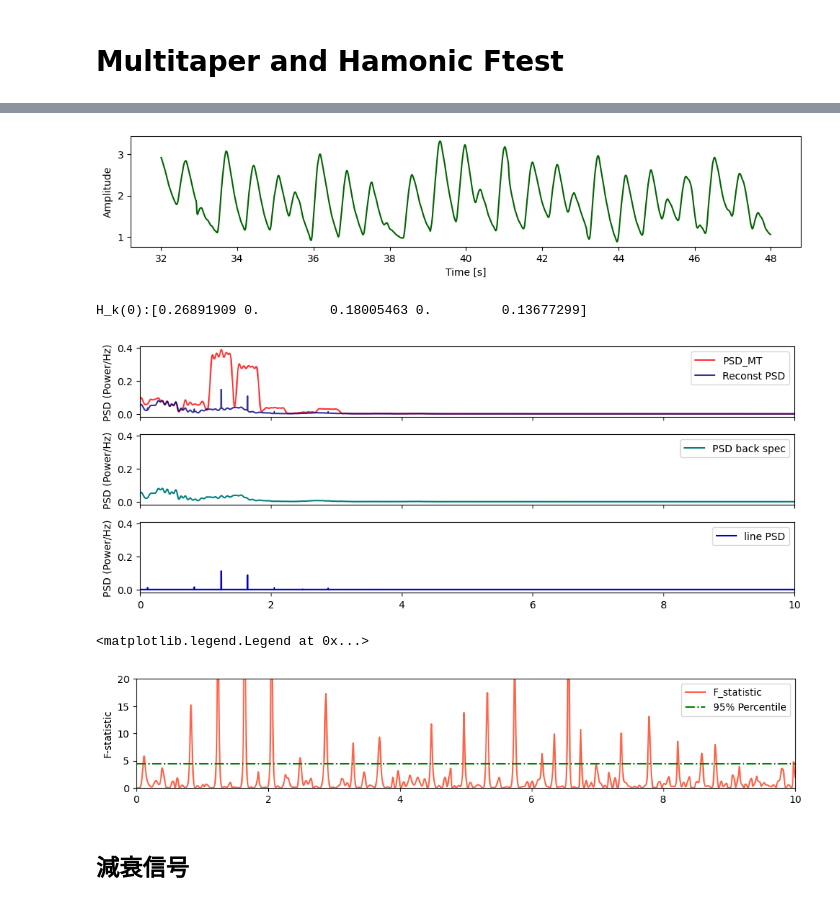
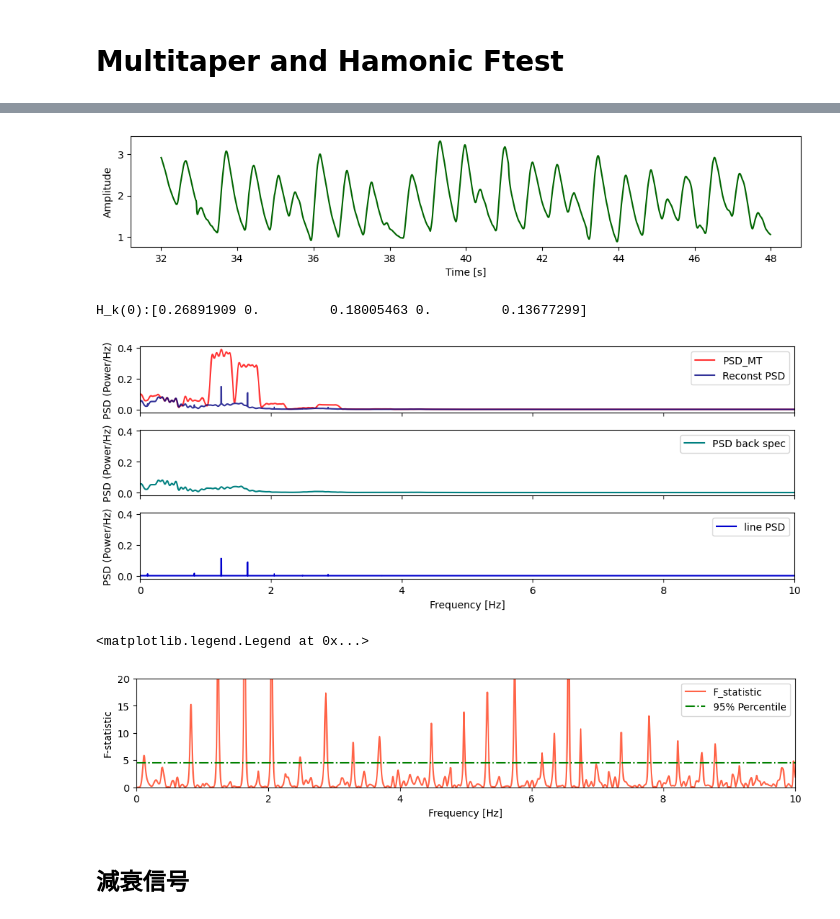
Before and after one commit to Chamusuke/Multitaper_harmonic_Ftest, a Jupyter notebook: python/example.ipynb, the cells around one changed output, grey strips where cells are left out. Saved outputs shown, nothing was run; the diff lists cells and outputs as text; code cells hidden in the pictures.

```diff
--- a/python/example.ipynb
+++ b/python/example.ipynb
@@ -239,35 +243,37 @@ ax.set_xlim(0,10)
 ax.legend()
 
 # ---- プロット (Reconstructed PSD) ----
 ax = axes[1]
 ax.plot(MTSpec.f, MTSpec.re_psd[0, :], '-', label='PSD back spec', alpha=1, c='teal', lw=1.5)
 ax.set_ylabel('PSD (Power/Hz)')
 ax.legend()
 # ---- プロット (Reconstructed PSD) ----
 ax = axes[2]
 ax.plot(MTSpec.f, MTSpec.re_psd[2, :], '-', label='line PSD', alpha=1, c='mediumblue', lw=1.5)
 ax.set_ylabel('PSD (Power/Hz)')
+ax.set_xlabel('Frequency [Hz]')
 ax.legend()
 # ---- レイアウトの調整 ----
 plt.tight_layout()  # 各プロットの間隔を調整
 plt.show()
 
 
 # ---- プロット (F-statistic) ----
 fig = plt.figure(figsize=(12, 2))
 ax = fig.add_subplot()
 ax.plot(MTSpec.f, MTSpec.F_stat[0, :], '-', label='F_statistic', alpha=1, c='tomato', lw=1.5)
 ax.hlines(MTSpec.F_crit, MTSpec.f[0], MTSpec.f[-1], linestyles="-.", color='green', label='95% Percentile')
 ax.set_ylabel('F-statistic')
+ax.set_xlabel('Frequency [Hz]')
 ax.set_xlim(0,10)
 ax.set_ylim(0,20)
 ax.legend()
 # %% [output]
 [figure]
 H_k(0):[0.26891909 0.         0.18005463 0.         0.13677299]
-[figure, old version]
+[figure, new version]
 <matplotlib.legend.Legend at 0x...>
-[figure, old version]
+[figure, new version]
 # %% [markdown]
 ## 減衰信号
 # %%
```
Also changed, not shown: parts of 4 cells of this notebook.
